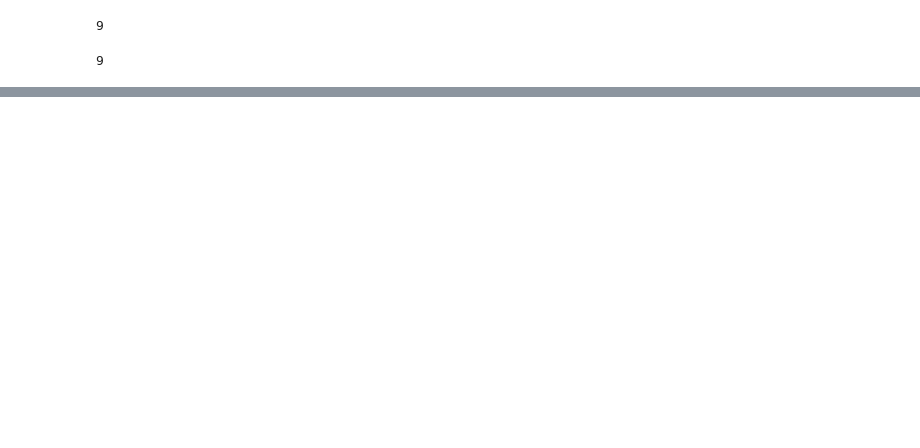
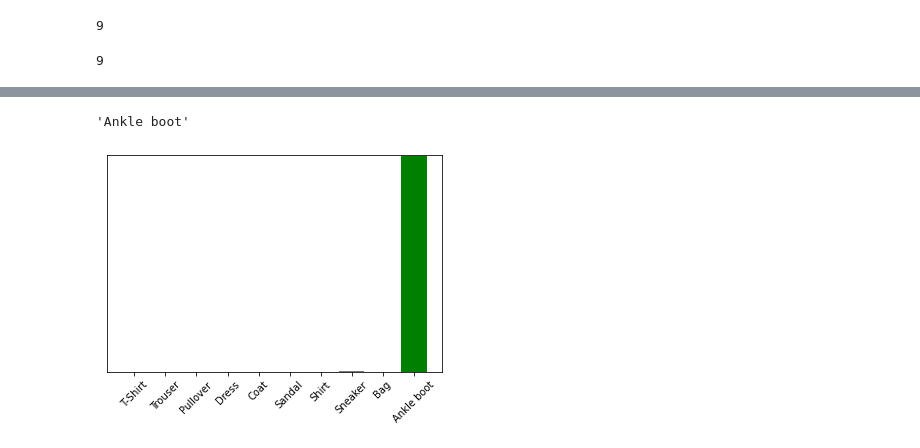
Before and after one commit to Usgoda-Nimesha/Tensorflow_Projects, a Jupyter notebook: image-classification/Image_classification.ipynb, the cells around one changed output, grey strips where cells are left out. Drawn from its saved outputs; the diff is of its cells as text; code cells hidden in the pictures; blank space fills up the shorter version.

```diff
--- a/image-classification/Image_classification.ipynb
+++ b/image-classification/Image_classification.ipynb
@@ -93,0 +135,2 @@ test_labels[0]
+# %%
+predictions_single = model.predict(img)
@@ -93,0 +139,10 @@ test_labels[0]
+# %%
+class_names[np.argmax(predictions_single)]
+# %% [output]
+'Ankle boot'
+# %%
+# Predictions for all the images
+plot_value_array(0, predictions_single, test_labels)
+_=plt.xticks(range(10), class_names, rotation=45)
+# %% [output]
+[figure, added]
```
Also changed, not shown: parts of 10 cells of this notebook.
